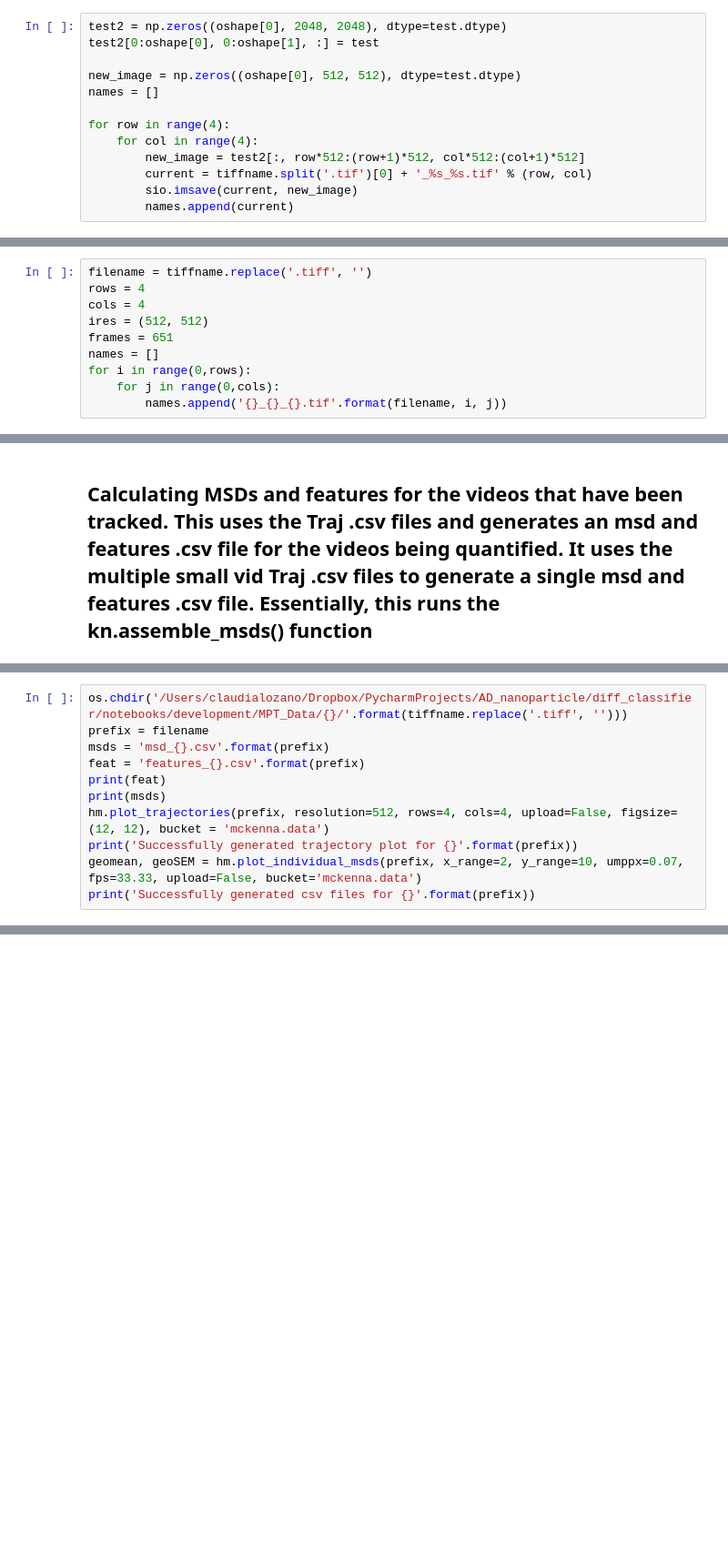
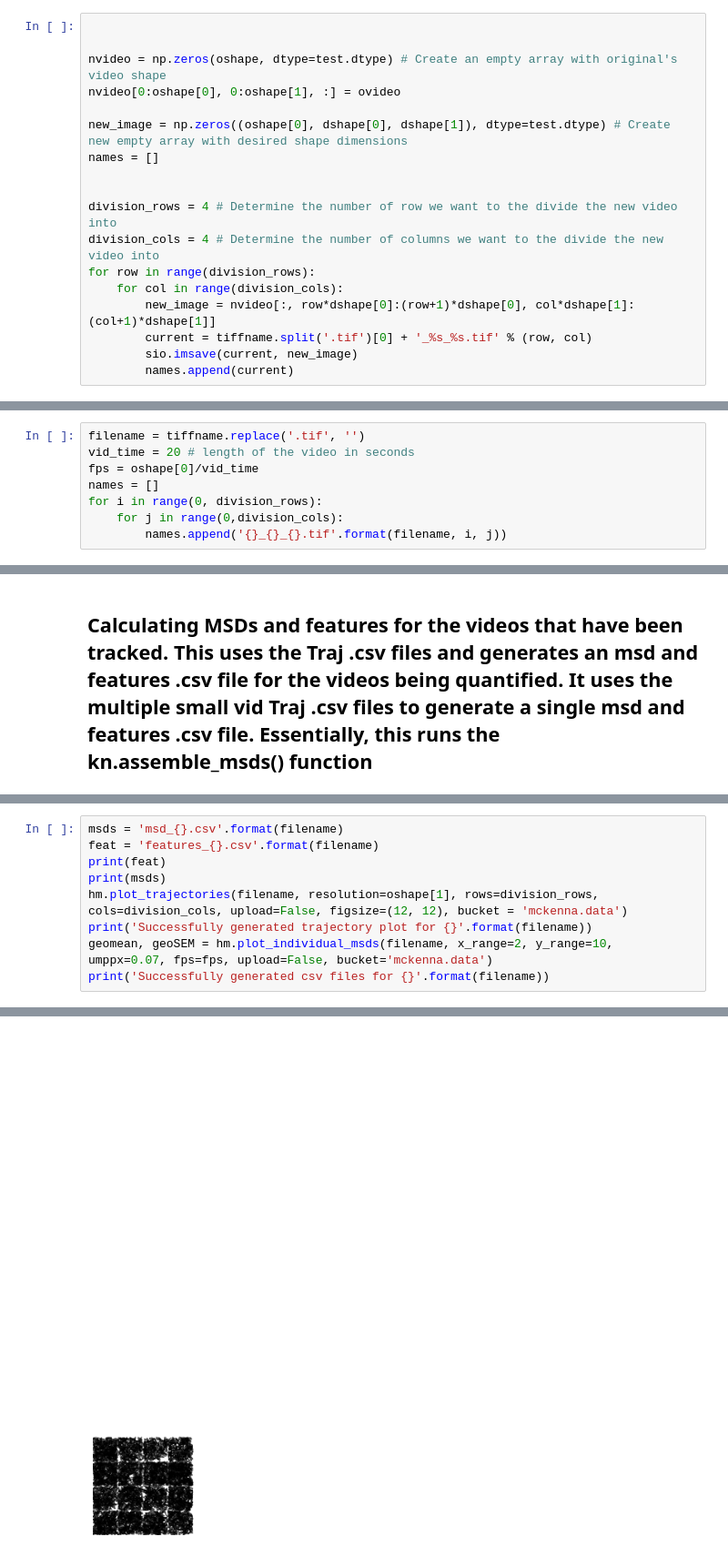
Before and after one commit to cflc/diff_classifier_urop, a Jupyter notebook: notebooks/development/BB_MPT_Processing.ipynb, the cells around one changed output, grey strips where cells are left out. Shown at 91% size. Drawn from its saved outputs; the diff is of its cells as text; blank space fills up the shorter version.

Commit message:
fixed the heatmaps and msd code to be more understandable and running the BB_MPT notebook with our own data

```diff
--- a/notebooks/development/BB_MPT_Processing.ipynb
+++ b/notebooks/development/BB_MPT_Processing.ipynb
@@ -45,13 +45,18 @@ os.getcwd()
 # %%
-test2 = np.zeros((oshape[0], 2048, 2048), dtype=test.dtype)
-test2[0:oshape[0], 0:oshape[1], :] = test
 
-new_image = np.zeros((oshape[0], 512, 512), dtype=test.dtype)
+
+nvideo = np.zeros(oshape, dtype=test.dtype) # Create an empty array with original's video shape
+nvideo[0:oshape[0], 0:oshape[1], :] = ovideo
+
+new_image = np.zeros((oshape[0], dshape[0], dshape[1]), dtype=test.dtype) # Create new empty array with desired shape dimensions
 names = []
 
-for row in range(4):
-    for col in range(4):
-        new_image = test2[:, row*512:(row+1)*512, col*512:(col+1)*512]
+
+division_rows = 4 # Determine the number of row we want to the divide the new video into
+division_cols = 4 # Determine the number of columns we want to the divide the new video into
+for row in range(division_rows):
+    for col in range(division_cols):
+        new_image = nvideo[:, row*dshape[0]:(row+1)*dshape[0], col*dshape[1]:(col+1)*dshape[1]]
         current = tiffname.split('.tif')[0] + '_%s_%s.tif' % (row, col)
         sio.imsave(current, new_image)
         names.append(current)
@@ -68,12 +85,10 @@ print(files)
 # %% [markdown]
 ## Defining list of all small videos to be quantified (calculating msds and features) ##
 # %%
-filename = tiffname.replace('.tiff', '')
-rows = 4
-cols = 4
-ires = (512, 512)
-frames = 651
+filename = tiffname.replace('.tif', '')
+vid_time = 20 # length of the video in seconds
+fps = oshape[0]/vid_time
 names = []
-for i in range(0,rows):
-    for j in range(0,cols):
+for i in range(0, division_rows):
+    for j in range(0,division_cols):
         names.append('{}_{}_{}.tif'.format(filename, i, j))
@@ -243,11 +207,10 @@ OUT
 # %%
-os.chdir('/Users/claudialozano/Dropbox/PycharmProjects/AD_nanoparticle/diff_classifier/notebooks/development/MPT_Data/{}/'.format(tiffname.replace('.tiff', '')))
-prefix = filename
-msds = 'msd_{}.csv'.format(prefix)
-feat = 'features_{}.csv'.format(prefix)
+msds = 'msd_{}.csv'.format(filename)
+feat = 'features_{}.csv'.format(filename)
 print(feat)
 print(msds)
-hm.plot_trajectories(prefix, resolution=512, rows=4, cols=4, upload=False, figsize=(12, 12), bucket = 'mckenna.data')
-print('Successfully generated trajectory plot for {}'.format(prefix))
-geomean, geoSEM = hm.plot_individual_msds(prefix, x_range=2, y_range=10, umppx=0.07, fps=33.33, upload=False, bucket='mckenna.data')
-print('Successfully generated csv files for {}'.format(prefix))
+hm.plot_trajectories(filename, resolution=oshape[1], rows=division_rows, cols=division_cols, upload=False, figsize=(12, 12), bucket = 'mckenna.data')
+print('Successfully generated trajectory plot for {}'.format(filename))
+geomean, geoSEM = hm.plot_individual_msds(filename, x_range=2, y_range=10, umppx=0.07, fps=fps, upload=False, bucket='mckenna.data')
+print('Successfully generated csv files for {}'.format(filename))
+# %% [output]
@@ -253,0 +222 @@ print('Successfully generated csv files for {}'.format(prefix))
+[figure, added]
```
Also changed, not shown: parts of 18 cells of this notebook, 4 other files.
